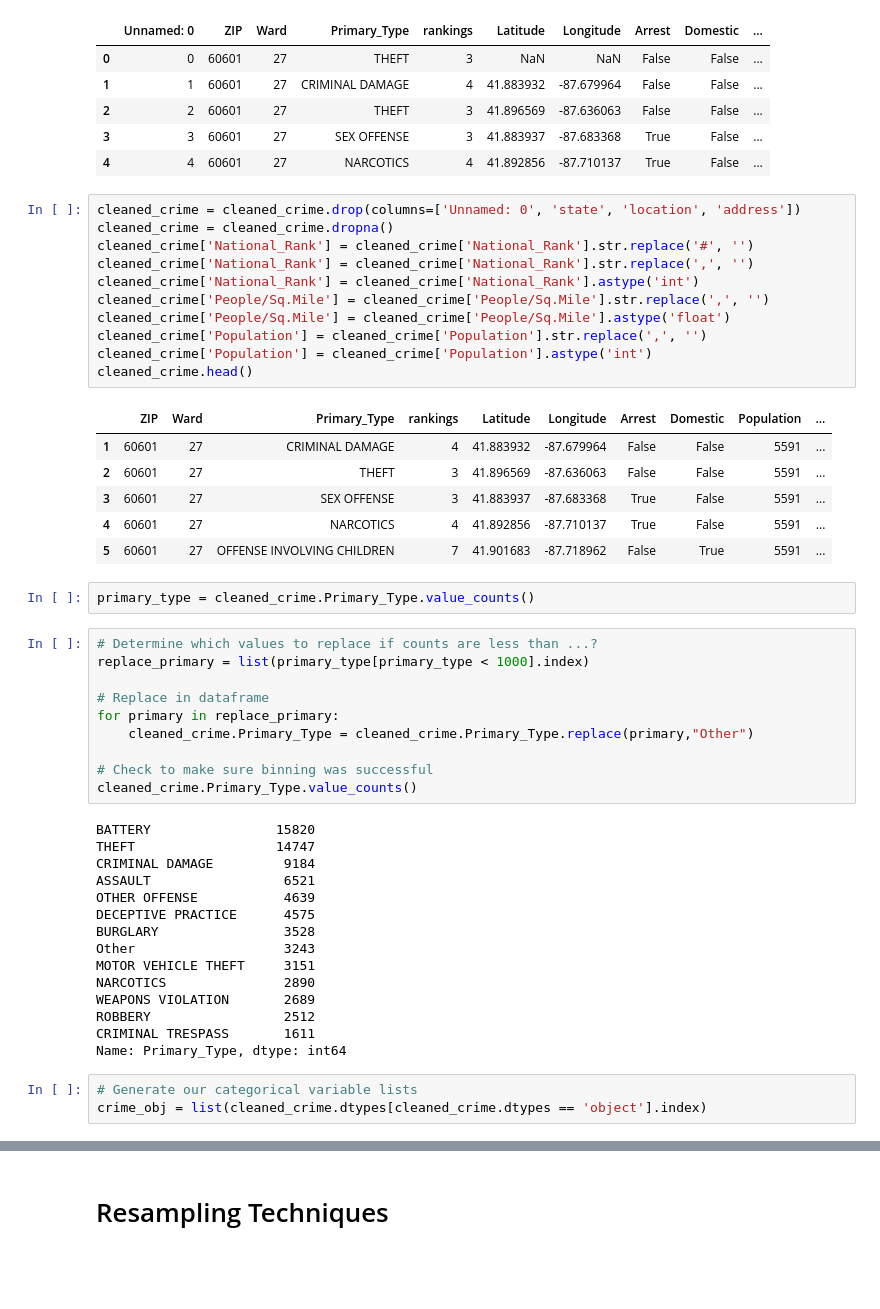
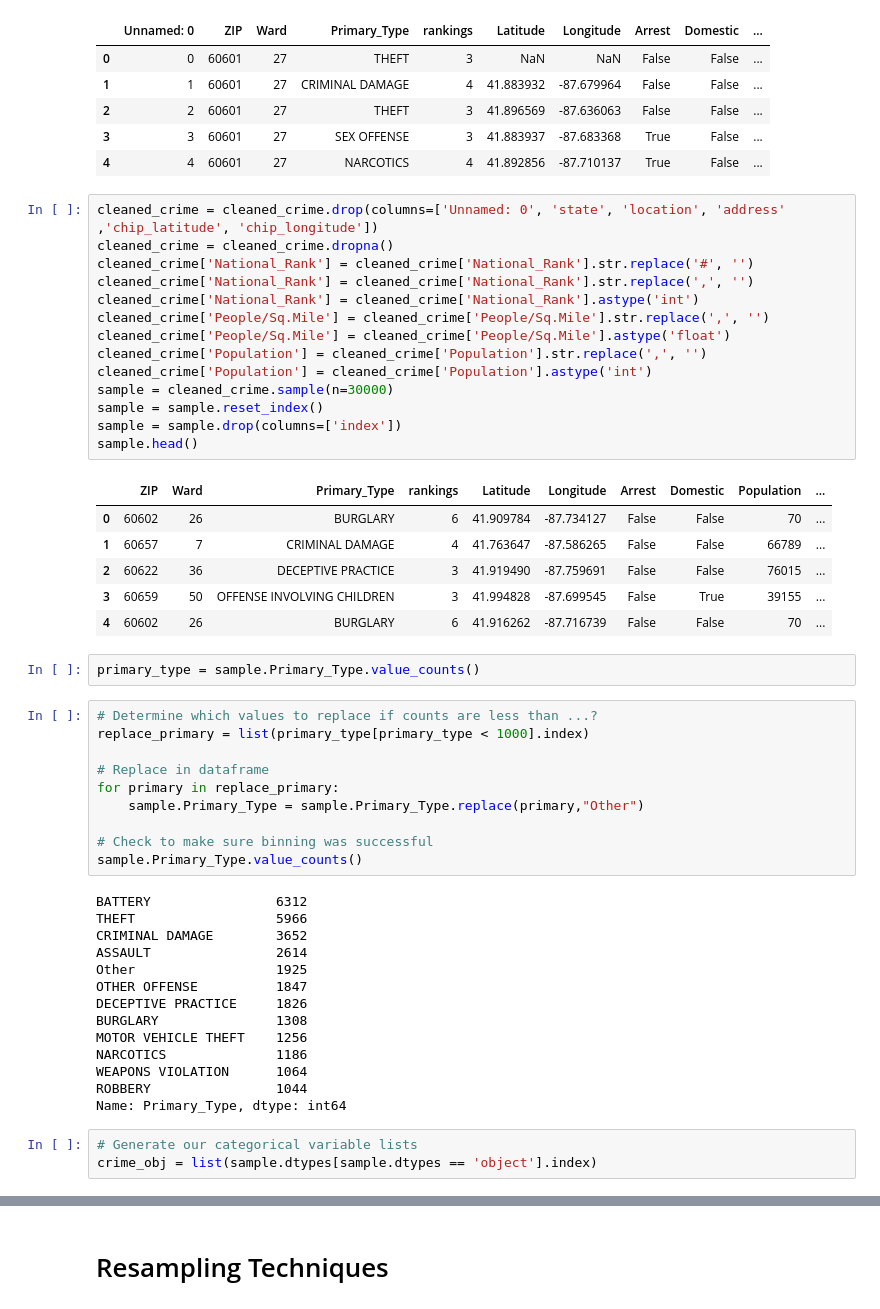
Before and after one commit to mmcdan13/capstone_project, a Jupyter notebook: Chipotle_Model.ipynb, the cells around one changed output, grey strips where cells are left out. Drawn from its saved outputs; the diff is of its cells as text; blank space fills up the shorter version.

```diff
--- a/Model-Copy1.ipynb
+++ b/Chipotle_Model.ipynb
@@ -19,53 +19,55 @@ cleaned_crime.head()
 | 3 | 3 | 60601 | 27 | SEX OFFENSE | 3 | 41.883937 | -87.683368 | True | False | ... |
 | 4 | 4 | 60601 | 27 | NARCOTICS | 4 | 41.892856 | -87.710137 | True | False | ... |
 # %%
-cleaned_crime = cleaned_crime.drop(columns=['Unnamed: 0', 'state', 'location', 'address'])
+cleaned_crime = cleaned_crime.drop(columns=['Unnamed: 0', 'state', 'location', 'address' ,'chip_latitude', 'chip_longitude'])
 cleaned_crime = cleaned_crime.dropna()
 cleaned_crime['National_Rank'] = cleaned_crime['National_Rank'].str.replace('#', '')
 cleaned_crime['National_Rank'] = cleaned_crime['National_Rank'].str.replace(',', '')
 cleaned_crime['National_Rank'] = cleaned_crime['National_Rank'].astype('int')
 cleaned_crime['People/Sq.Mile'] = cleaned_crime['People/Sq.Mile'].str.replace(',', '')
 cleaned_crime['People/Sq.Mile'] = cleaned_crime['People/Sq.Mile'].astype('float')
 cleaned_crime['Population'] = cleaned_crime['Population'].str.replace(',', '')
 cleaned_crime['Population'] = cleaned_crime['Population'].astype('int')
-cleaned_crime.head()
+sample = cleaned_crime.sample(n=30000)
+sample = sample.reset_index()
+sample = sample.drop(columns=['index'])
+sample.head()
 # %% [output]
 |  | ZIP | Ward | Primary_Type | rankings | Latitude | Longitude | Arrest | Domestic | Population | ... |
-| 1 | 60601 | 27 | CRIMINAL DAMAGE | 4 | 41.883932 | -87.679964 | False | False | 5591 | ... |
-| 2 | 60601 | 27 | THEFT | 3 | 41.896569 | -87.636063 | False | False | 5591 | ... |
-| 3 | 60601 | 27 | SEX OFFENSE | 3 | 41.883937 | -87.683368 | True | False | 5591 | ... |
-| 4 | 60601 | 27 | NARCOTICS | 4 | 41.892856 | -87.710137 | True | False | 5591 | ... |
-| 5 | 60601 | 27 | OFFENSE INVOLVING CHILDREN | 7 | 41.901683 | -87.718962 | False | True | 5591 | ... |
+| 0 | 60602 | 26 | BURGLARY | 6 | 41.909784 | -87.734127 | False | False | 70 | ... |
+| 1 | 60657 | 7 | CRIMINAL DAMAGE | 4 | 41.763647 | -87.586265 | False | False | 66789 | ... |
+| 2 | 60622 | 36 | DECEPTIVE PRACTICE | 3 | 41.919490 | -87.759691 | False | False | 76015 | ... |
+| 3 | 60659 | 50 | OFFENSE INVOLVING CHILDREN | 3 | 41.994828 | -87.699545 | False | True | 39155 | ... |
+| 4 | 60602 | 26 | BURGLARY | 6 | 41.916262 | -87.716739 | False | False | 70 | ... |
 # %%
-primary_type = cleaned_crime.Primary_Type.value_counts()
+primary_type = sample.Primary_Type.value_counts()
 # %%
 # Determine which values to replace if counts are less than ...?
 replace_primary = list(primary_type[primary_type < 1000].index)
 
 # Replace in dataframe
 for primary in replace_primary:
-    cleaned_crime.Primary_Type = cleaned_crime.Primary_Type.replace(primary,"Other")
+    sample.Primary_Type = sample.Primary_Type.replace(primary,"Other")
 
 # Check to make sure binning was successful
-cleaned_crime.Primary_Type.value_counts()
+sample.Primary_Type.value_counts()
 # %% [output]
-BATTERY                15820
-THEFT                  14747
-CRIMINAL DAMAGE         9184
-ASSAULT                 6521
-OTHER OFFENSE           4639
-DECEPTIVE PRACTICE      4575
-BURGLARY                3528
-Other                   3243
-MOTOR VEHICLE THEFT     3151
-NARCOTICS               2890
-WEAPONS VIOLATION       2689
-ROBBERY                 2512
-CRIMINAL TRESPASS       1611
+BATTERY                6312
+THEFT                  5966
+CRIMINAL DAMAGE        3652
+ASSAULT                2614
+Other                  1925
+OTHER OFFENSE          1847
+DECEPTIVE PRACTICE     1826
+BURGLARY               1308
+MOTOR VEHICLE THEFT    1256
+NARCOTICS              1186
+WEAPONS VIOLATION      1064
+ROBBERY                1044
 Name: Primary_Type, dtype: int64
 # %%
 # Generate our categorical variable lists
-crime_obj = list(cleaned_crime.dtypes[cleaned_crime.dtypes == 'object'].index)
+crime_obj = list(sample.dtypes[sample.dtypes == 'object'].index)
 # %%
 # Create a OneHotEncoder instance
 enc = OneHotEncoder(sparse=False)
```
Also changed, not shown: parts of 29 cells of this notebook, 1 other file.
